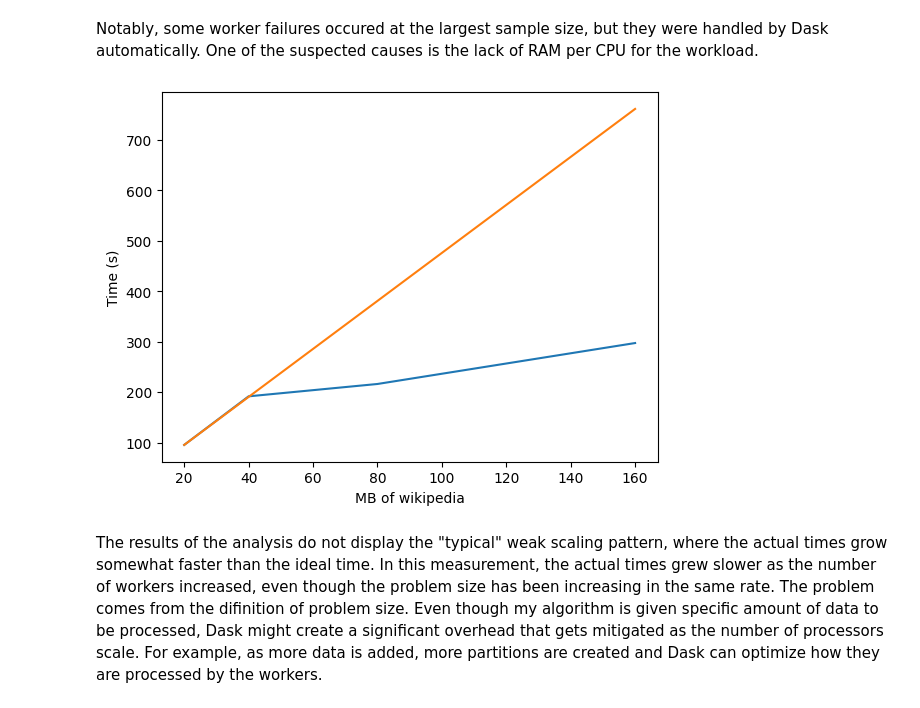
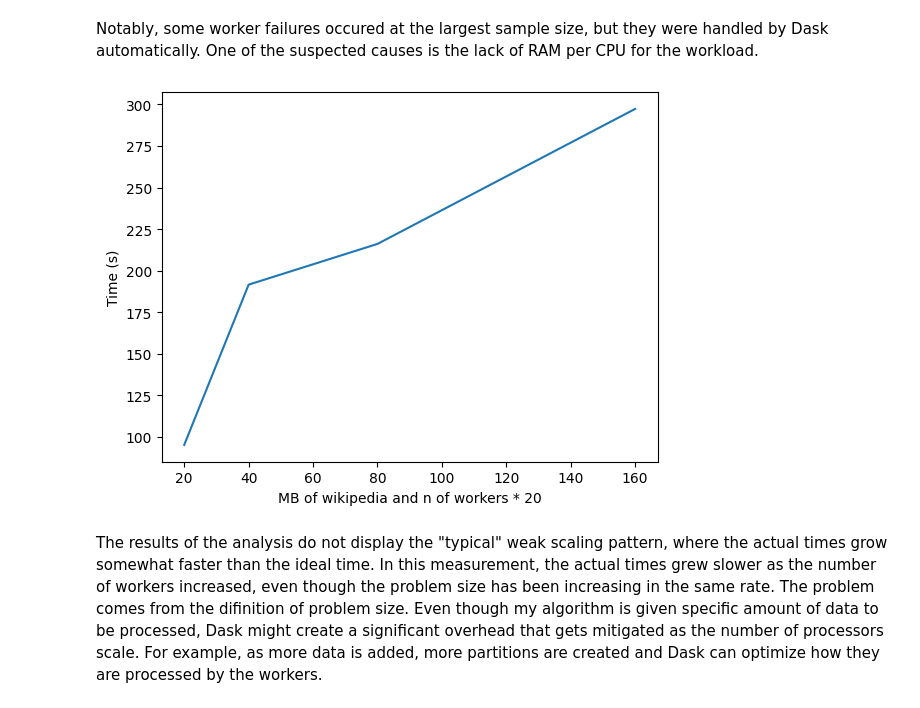
Before and after one commit to vk4444/DATA301_Project, a Jupyter notebook: code.ipynb, the cells around one changed output. Cells and saved outputs as stored; diff of their text form; code cells hidden in the pictures.

Commit message:
updated plot

```diff
--- a/code.ipynb
+++ b/code.ipynb
@@ -2268,16 +2268,15 @@ Notably, some worker failures occured at the largest sample size, but they were
 # %%
 times = [95.22, 191.61, 216.11, 297.32]
 t_1 = 95.22
 ideal_times = [t_1, 2*t_1, 4*t_1, 8*t_1]
 
 fig, ax = plt.subplots()             # Create a figure containing a single Axes.
 ax.plot([20, 40, 80, 160], times)  # real data
-ax.plot([20, 40, 80, 160], ideal_times)  # ideal weak scalability simulation
-ax.set_xlabel("MB of wikipedia")
+ax.set_xlabel("MB of wikipedia and n of workers * 20")
 ax.set_ylabel('Time (s)')
 plt.show()
 # %% [output]
-[figure, old version]
+[figure, new version]
 # %% [markdown]
 The results of the analysis do not display the "typical" weak scaling pattern, where the actual times grow somewhat faster than the ideal time. In this measurement, the actual times grew slower as the number of workers increased, even though the problem size has been increasing in the same rate. The problem comes from the difinition of problem size. Even though my algorithm is given specific amount of data to be processed, Dask might create a significant overhead that gets mitigated as the number of processors scale. For example, as more data is added, more partitions are created and Dask can optimize how they are processed by the workers.
 # %% [markdown]
```
